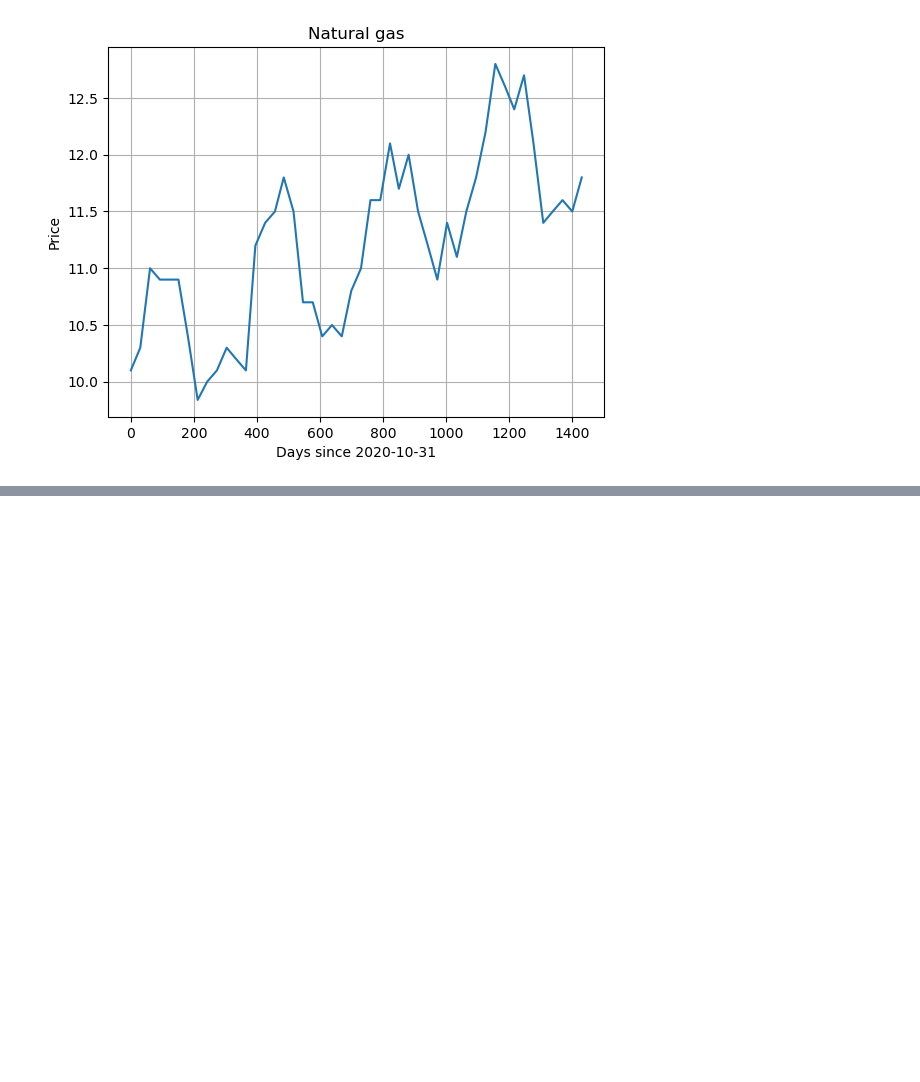
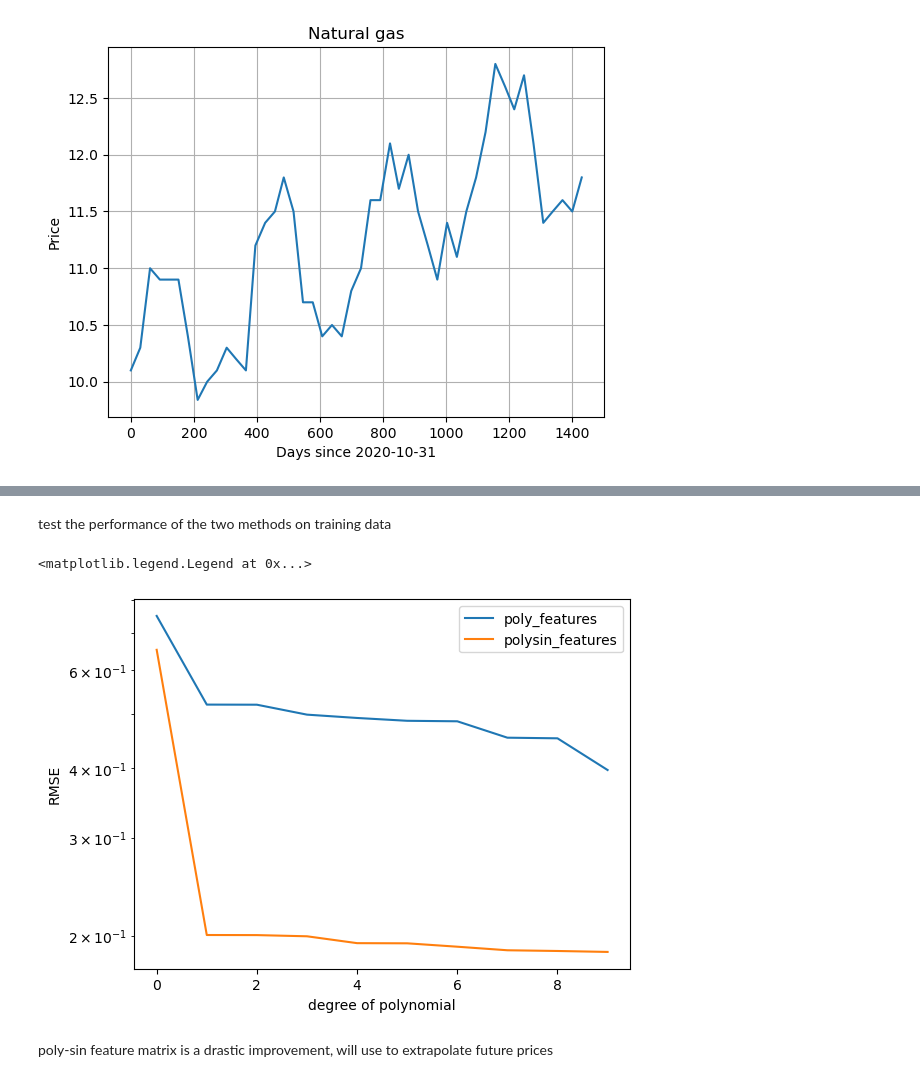
Before and after one commit to mindphil/mml, a Jupyter notebook: natgas/notebook.ipynb, the cells around one changed output, grey strips where cells are left out. Saved outputs shown, nothing was run; the diff lists cells and outputs as text; code cells hidden in the pictures; blank space fills up the shorter version.

```diff
--- a/natgas/notebook.ipynb
+++ b/natgas/notebook.ipynb
@@ -93,0 +128,33 @@ plt.ylabel("RMSE");
+# %% [markdown]
+test the performance of the two methods on training data
+# %%
+K_max = 9 # this is the maximum degree of polynomial we will consider
+assert(K_max < 20) # this is the latest point when we'll run into numerical problems
+
+rmse_poly = np.zeros((K_max+1,))
+rmse_polysin = np.zeros((K_max+1,))
+
+for k in range(K_max+1):
+    Phi_1 = poly_features(X, k)
+    Phi_2 = polysin_features(X, k)
+    theta_1 = nonlinear_features_maximum_likelihood(Phi_1,y)
+    theta_2 = nonlinear_features_maximum_likelihood(Phi_2, y)
+
+    y_pred_poly = Phi_1@theta_1
+    y_pred_polysin = Phi_2@theta_2
+
+
+    rmse_poly[k] = RMSE(y,y_pred_poly)
+    rmse_polysin[k] = RMSE(y,y_pred_polysin)
+
+plt.figure()
+plt.semilogy(rmse_poly)
+plt.semilogy(rmse_polysin)
+plt.xlabel("degree of polynomial")
+plt.ylabel("RMSE")
+plt.legend(["poly_features", "polysin_features"])
+# %% [output]
+<matplotlib.legend.Legend at 0x...>
+[figure, added]
+# %% [markdown]
+poly-sin feature matrix is a drastic improvement, will use to extrapolate future prices
```
Also changed, not shown: parts of 5 cells of this notebook.
